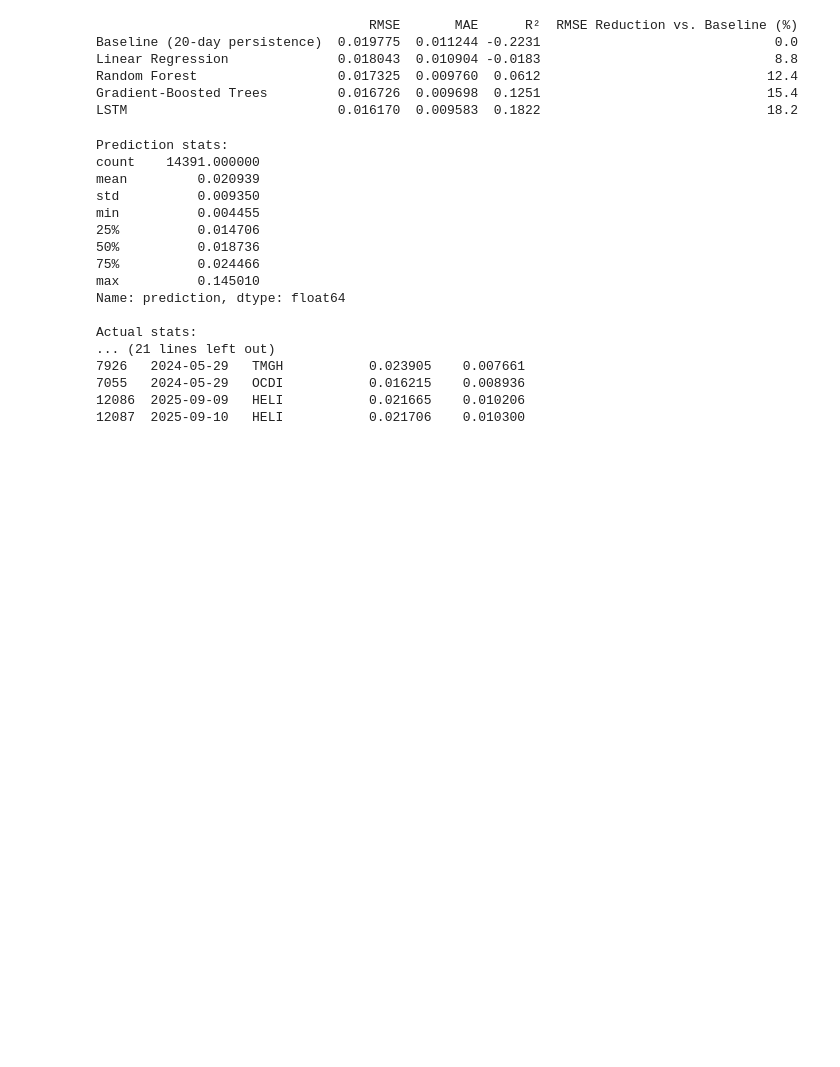
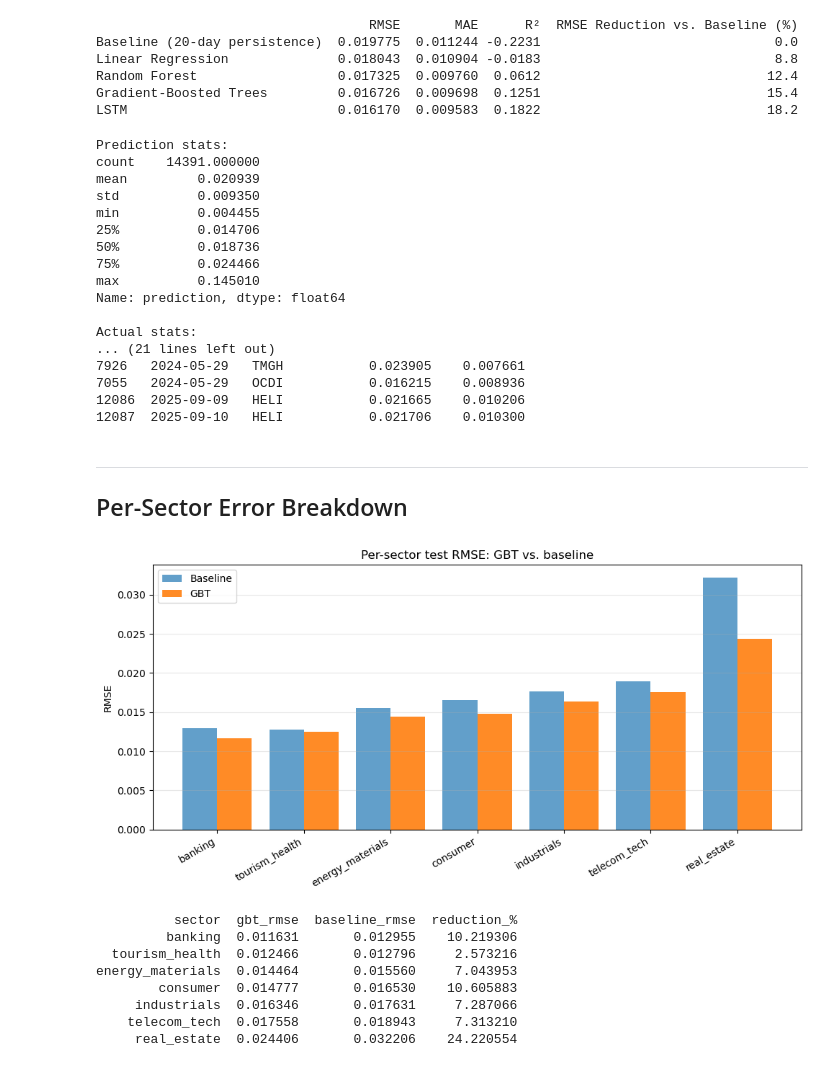
Before and after one commit to Marwan-Ghazal/EGX-Stock-Analysis-with-Spark, a Jupyter notebook: models.ipynb, the cells around one changed output. Cells and saved outputs as stored; diff of their text form; code cells hidden in the pictures; blank space fills up the shorter version.

Commit message:
creating plots and saving outputs

```diff
--- a/models.ipynb
+++ b/models.ipynb
@@ -438,3 +438,49 @@ Actual stats:
 7055   2024-05-29   OCDI           0.016215    0.008936
 12086  2025-09-09   HELI           0.021665    0.010206
 12087  2025-09-10   HELI           0.021706    0.010300
+# %% [markdown]
+---
+## Per-Sector Error Breakdown
+# %%
+gbt_pdf = (gbt_pred.select("ticker", "sector", "date", TARGET, "prediction").toPandas())
+gbt_pdf["abs_err"] = (gbt_pdf[TARGET] - gbt_pdf["prediction"]).abs()
+gbt_pdf["sq_err"]  = (gbt_pdf[TARGET] - gbt_pdf["prediction"]) ** 2
+
+baseline_pdf = (baseline_test.select("ticker", "sector", "date", TARGET, "prediction")
+                              .withColumnRenamed("prediction", "baseline_pred").toPandas())
+baseline_pdf["baseline_sq_err"] = (baseline_pdf[TARGET] - baseline_pdf["baseline_pred"]) ** 2
+
+merged = gbt_pdf.merge(
+    baseline_pdf[["ticker", "date", "baseline_pred", "baseline_sq_err"]],
+    on=["ticker", "date"], how="inner")
+
+sector_compare = (merged.groupby("sector")
+                  .agg(gbt_rmse=("sq_err", lambda s: math.sqrt(s.mean())),
+                       baseline_rmse=("baseline_sq_err", lambda s: math.sqrt(s.mean())))
+                  .reset_index()
+                  .sort_values("gbt_rmse"))
+sector_compare["reduction_%"] = 100 * (sector_compare["baseline_rmse"] - sector_compare["gbt_rmse"]) / sector_compare["baseline_rmse"]
+
+fig, ax = plt.subplots(figsize=(10, 5))
+x = np.arange(len(sector_compare))
+ax.bar(x - 0.2, sector_compare["baseline_rmse"], width=0.4, label="Baseline", alpha=0.7)
+ax.bar(x + 0.2, sector_compare["gbt_rmse"], width=0.4, label="GBT", alpha=0.9)
+ax.set_xticks(x); ax.set_xticklabels(sector_compare["sector"], rotation=30, ha="right")
+ax.set_ylabel("RMSE"); ax.set_title("Per-sector test RMSE: GBT vs. baseline")
+ax.legend(); ax.grid(axis="y", alpha=0.3)
+plt.tight_layout()
+plt.savefig(f"{LOCAL_FIGS}/fig_sector_rmse.png", dpi=150, bbox_inches="tight")
+plt.show()
+
+print(sector_compare.to_string(index=False))
+sector_compare.to_csv(f"{LOCAL_RESULTS}/table_sector_compare.csv", index=False)
+# %% [output]
+[figure, added]
+          sector  gbt_rmse  baseline_rmse  reduction_%
+         banking  0.011631       0.012955    10.219306
+  tourism_health  0.012466       0.012796     2.573216
+energy_materials  0.014464       0.015560     7.043953
+        consumer  0.014777       0.016530    10.605883
+     industrials  0.016346       0.017631     7.287066
+    telecom_tech  0.017558       0.018943     7.313210
+     real_estate  0.024406       0.032206    24.220554
```
Also changed, not shown: parts of 18 cells of this notebook.
